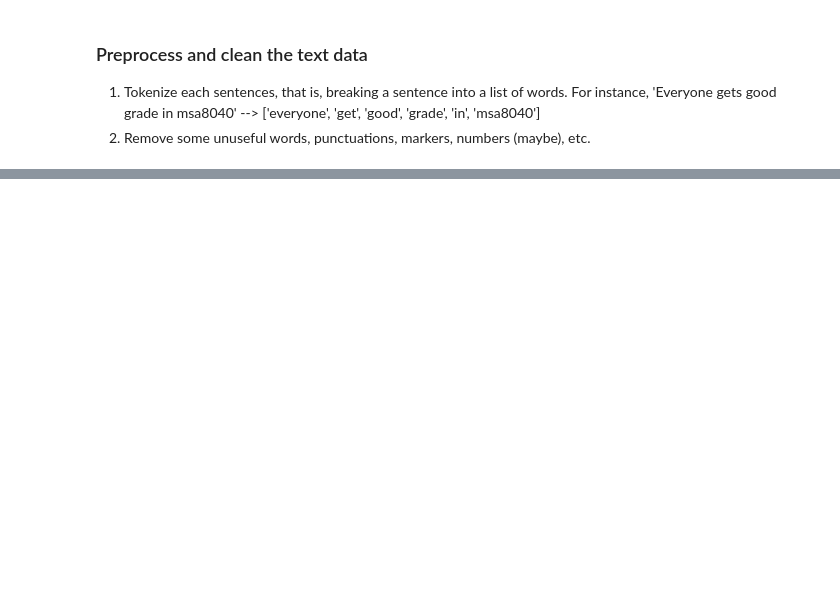
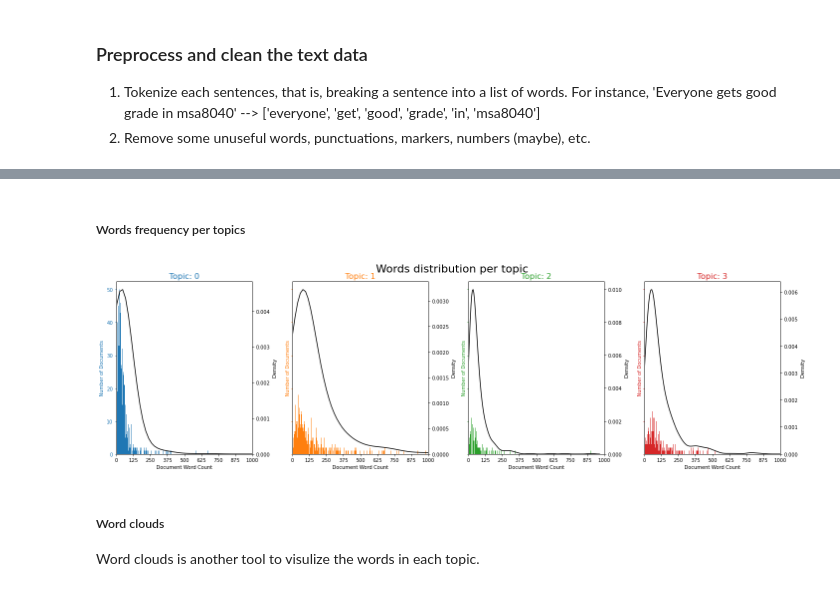
Before and after one commit to houpingx/DataManagement, a Jupyter notebook: Textual_Analysis_Topic_Modeling.ipynb, the cells around one changed output, grey strips where cells are left out. Drawn from its saved outputs; the diff is of its cells as text; code cells hidden in the pictures; blank space fills up the shorter version.

```diff
--- a/Textual_Analysis_Topic_Modeling.ipynb
+++ b/Textual_Analysis_Topic_Modeling.ipynb
@@ -290,0 +364,26 @@ vector = model.wv['computer']  # numpy vector of a word
+# %% [markdown]
+##### Words frequency per topics
+# %%
+cols = [color for name, color in mcolors.TABLEAU_COLORS.items()]
+fig, axes = plt.subplots(1,4,figsize=(20,6), sharex=True, sharey=True)
+
+for i, ax in enumerate(axes.flatten()):
+    df_dominant_topic_sub = dominant_topic.loc[dominant_topic['Main Topic Id'] == i, :]
+    doc_lens = [len(d) for d in df_dominant_topic_sub.Text]
+    ax.hist(doc_lens, bins = 1000, color=cols[i])
+    ax.tick_params(axis='y', labelcolor=cols[i], color=cols[i])
+    sns.kdeplot(doc_lens, color="black", shade=False, ax=ax.twinx())
+    ax.set(xlim=(0, 1000), xlabel='Document Word Count')
+    ax.set_ylabel('Number of Documents', color=cols[i])
+    ax.set_title('Topic: '+str(i), fontdict=dict(size=16, color=cols[i]))
+
+fig.tight_layout()
+fig.subplots_adjust(top=0.90)
+plt.xticks(np.linspace(0,1000,9))
+fig.suptitle('Words distribution per topic', fontsize=22)
+plt.show()
+# %% [output]
+[figure, added]
+# %% [markdown]
+##### Word clouds
+Word clouds is another tool to visulize the words in each topic.
```
Also changed, not shown: parts of 109 cells of this notebook.
